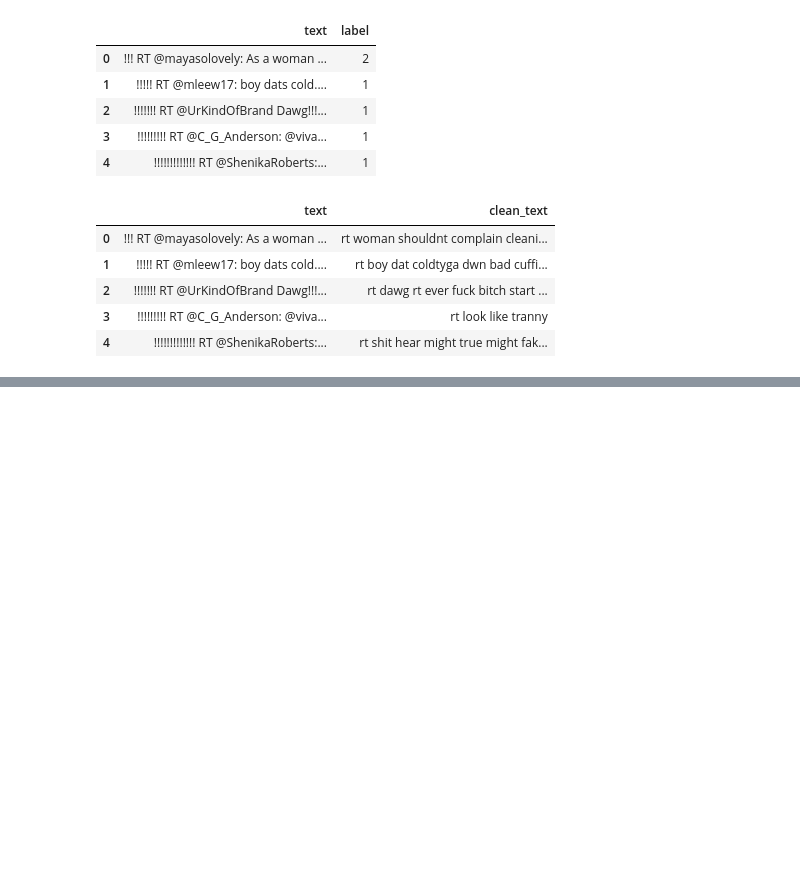
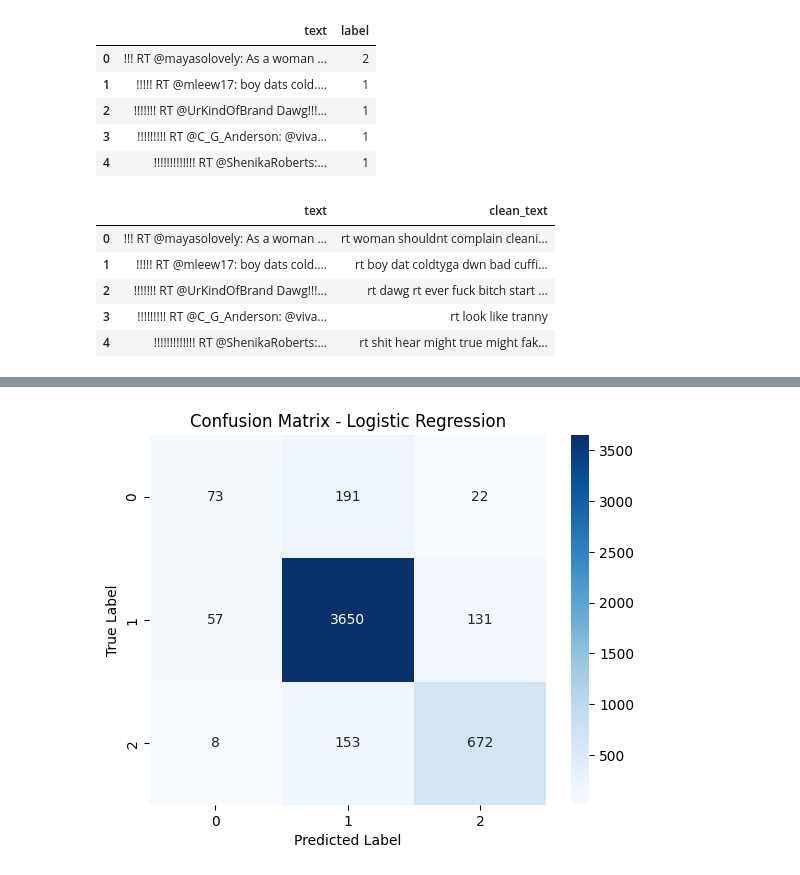
Before and after one commit to PrajjwalNakarmi/Applied-Machine-Learning, a Jupyter notebook: Hate_Speech_Detection.ipynb, the cells around one changed output, grey strips where cells are left out. Cells and saved outputs as stored; diff of their text form; code cells hidden in the pictures; blank space fills up the shorter version.

```diff
--- a/Hate_Speech_Detection.ipynb
+++ b/Hate_Speech_Detection.ipynb
@@ -98,0 +181,16 @@ Accuracy: 0.8876336493847085
+# %%
+y_pred_svm = svm.predict(X_test_tfidf)
+
+print("SVM Accuracy:", accuracy_score(y_test, y_pred_svm))
+print("Precision:", precision_score(y_test, y_pred_svm, average='weighted'))
+print("Recall:", recall_score(y_test, y_pred_svm, average='weighted'))
+print("F1-score:", f1_score(y_test, y_pred_svm, average='weighted'))
+
+print("\nClassification Report:\n")
+print(classification_report(y_test, y_pred_lr))
+
+#SVM Accuracy: 0.8896509985878556
+#SVM Accuracy: 0.8741174097236232
+#SVM Accuracy: 0.8690740367157554
+#SVM Accuracy: 0.886624974783135
+#SVM Accuracy: 0.8831954811377849 when ngram not specified
@@ -98,0 +214,10 @@ Accuracy: 0.8876336493847085
+# %%
+svm_cm = confusion_matrix(y_test, y_pred_svm)
+
+sns.heatmap(svm_cm, annot=True, fmt='d', cmap='Blues')
+plt.xlabel("Predicted Label")
+plt.ylabel("True Label")
+plt.title("Confusion Matrix - Logistic Regression")
+plt.show()
+# %% [output]
+[figure, added]
```
Also changed, not shown: parts of 20 cells of this notebook.
